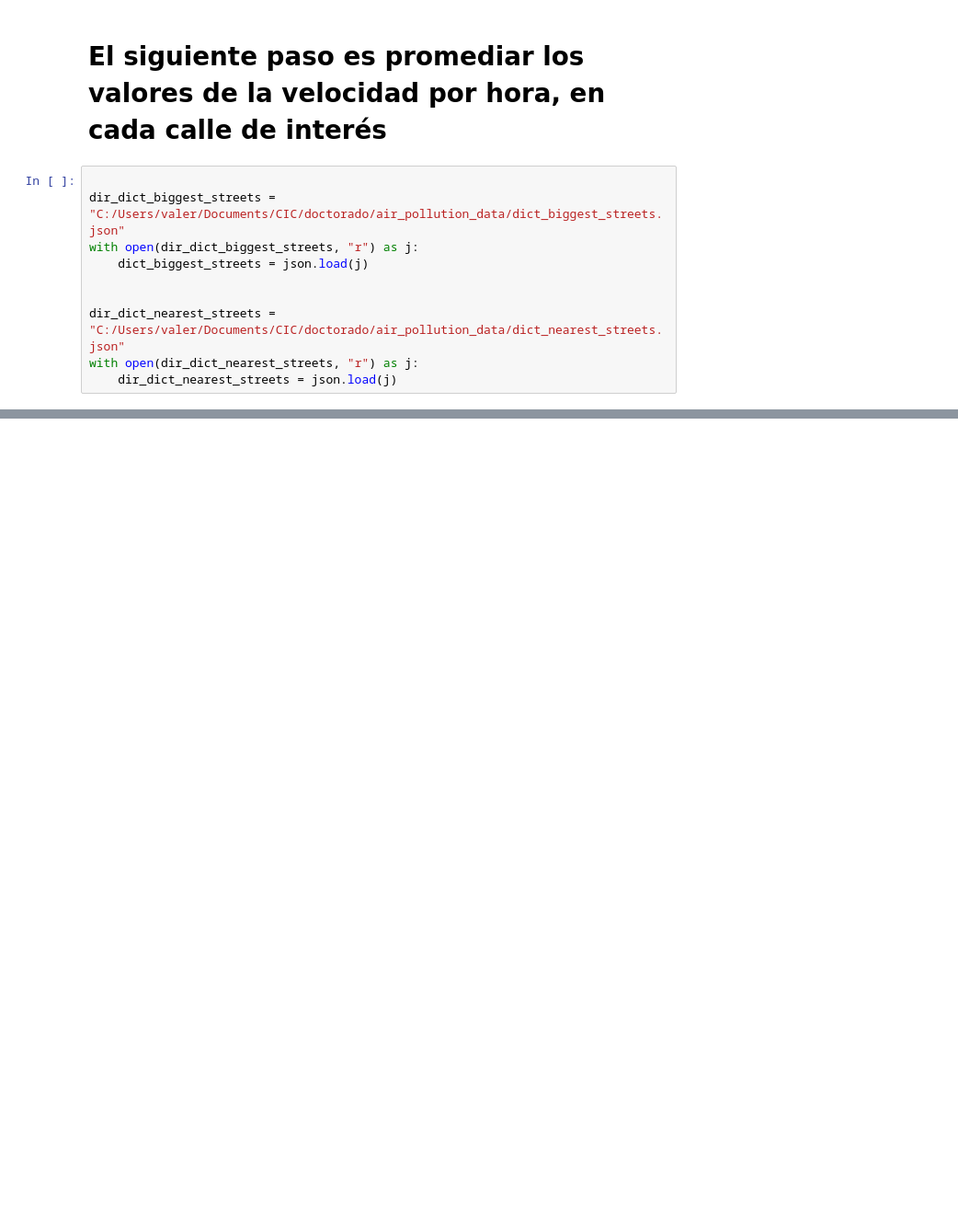
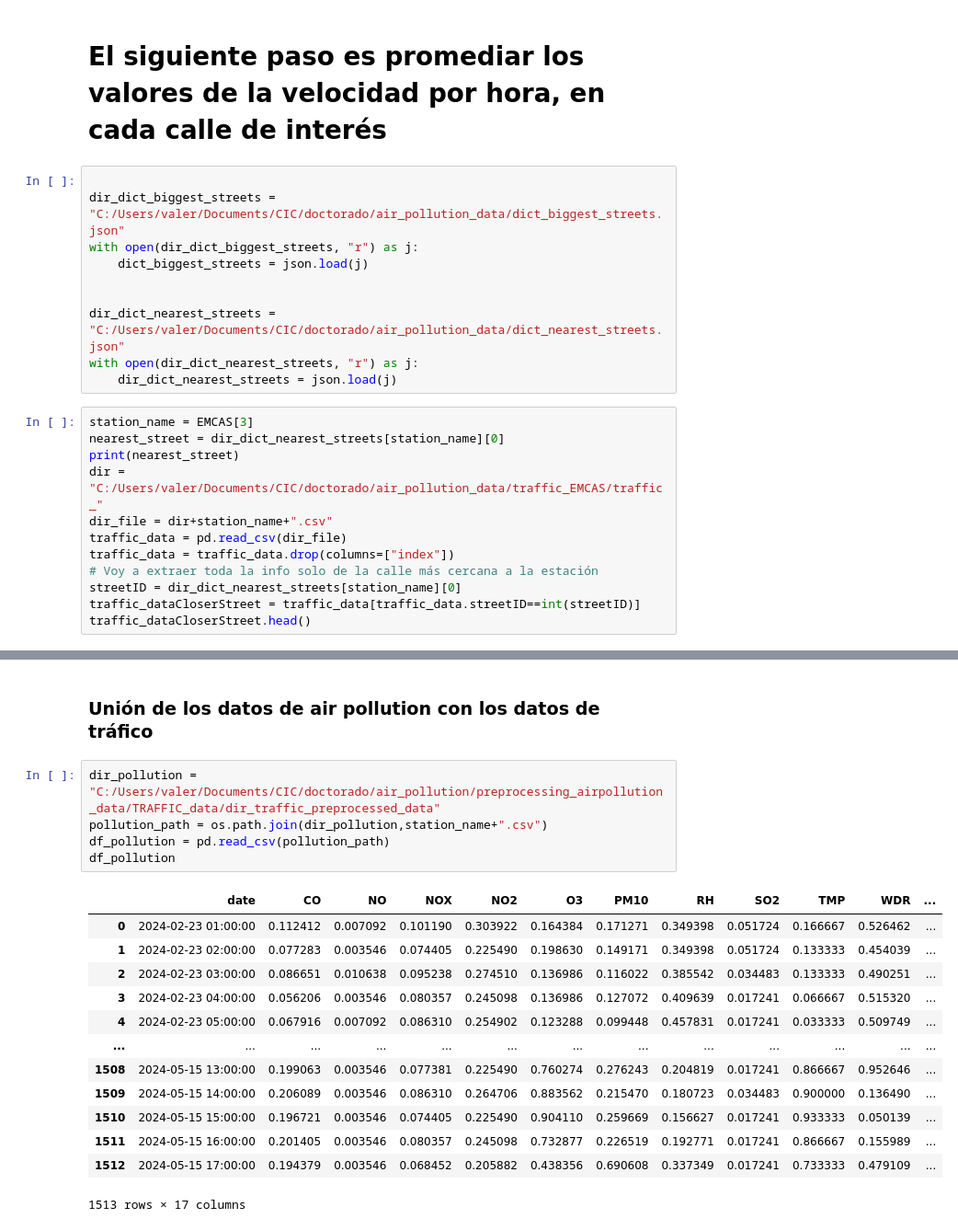
Before and after one commit to vlegaria/air_pollution, a Jupyter notebook: traffic_flow/vector/traffic_flow_processing.ipynb, the cells around one changed output, grey strips where cells are left out. Shown at 92% size. Drawn from its saved outputs; the diff is of its cells as text; blank space fills up the shorter version.

```diff
--- a/traffic_flow/vector/traffic_flow_processing.ipynb
+++ b/traffic_flow/vector/traffic_flow_processing.ipynb
@@ -568,3 +493,15 @@ with open(dir_dict_biggest_streets, "r") as j:
 dir_dict_nearest_streets = "C:/Users/valer/Documents/CIC/doctorado/air_pollution_data/dict_nearest_streets.json"
 with open(dir_dict_nearest_streets, "r") as j:
     dir_dict_nearest_streets = json.load(j)
+# %%
+station_name = EMCAS[3]
+nearest_street = dir_dict_nearest_streets[station_name][0]
+print(nearest_street)
+dir = "C:/Users/valer/Documents/CIC/doctorado/air_pollution_data/traffic_EMCAS/traffic_"
+dir_file = dir+station_name+".csv"
+traffic_data = pd.read_csv(dir_file)
+traffic_data = traffic_data.drop(columns=["index"])
+# Voy a extraer toda la info solo de la calle más cercana a la estación
+streetID = dir_dict_nearest_streets[station_name][0]
+traffic_dataCloserStreet = traffic_data[traffic_data.streetID==int(streetID)]
+traffic_dataCloserStreet.head()
@@ -570,0 +549,21 @@ with open(dir_dict_nearest_streets, "r") as j:
+# %% [markdown]
+### Unión de los datos de air pollution con los datos de tráfico
+# %%
+dir_pollution = "C:/Users/valer/Documents/CIC/doctorado/air_pollution/preprocessing_airpollution_data/TRAFFIC_data/dir_traffic_preprocessed_data"
+pollution_path = os.path.join(dir_pollution,station_name+".csv")
+df_pollution = pd.read_csv(pollution_path)
+df_pollution
+# %% [output]
+|  | date | CO | NO | NOX | NO2 | O3 | PM10 | RH | SO2 | TMP | WDR | ... |
+| 0 | 2024-02-23 01:00:00 | 0.112412 | 0.007092 | 0.101190 | 0.303922 | 0.164384 | 0.171271 | 0.349398 | 0.051724 | 0.166667 | 0.526462 | ... |
+| 1 | 2024-02-23 02:00:00 | 0.077283 | 0.003546 | 0.074405 | 0.225490 | 0.198630 | 0.149171 | 0.349398 | 0.051724 | 0.133333 | 0.454039 | ... |
+| 2 | 2024-02-23 03:00:00 | 0.086651 | 0.010638 | 0.095238 | 0.274510 | 0.136986 | 0.116022 | 0.385542 | 0.034483 | 0.133333 | 0.490251 | ... |
+| 3 | 2024-02-23 04:00:00 | 0.056206 | 0.003546 | 0.080357 | 0.245098 | 0.136986 | 0.127072 | 0.409639 | 0.017241 | 0.066667 | 0.515320 | ... |
+| 4 | 2024-02-23 05:00:00 | 0.067916 | 0.007092 | 0.086310 | 0.254902 | 0.123288 | 0.099448 | 0.457831 | 0.017241 | 0.033333 | 0.509749 | ... |
+| ... | ... | ... | ... | ... | ... | ... | ... | ... | ... | ... | ... | ... |
+| 1508 | 2024-05-15 13:00:00 | 0.199063 | 0.003546 | 0.077381 | 0.225490 | 0.760274 | 0.276243 | 0.204819 | 0.017241 | 0.866667 | 0.952646 | ... |
+| 1509 | 2024-05-15 14:00:00 | 0.206089 | 0.003546 | 0.086310 | 0.264706 | 0.883562 | 0.215470 | 0.180723 | 0.034483 | 0.900000 | 0.136490 | ... |
+| 1510 | 2024-05-15 15:00:00 | 0.196721 | 0.003546 | 0.074405 | 0.225490 | 0.904110 | 0.259669 | 0.156627 | 0.017241 | 0.933333 | 0.050139 | ... |
+| 1511 | 2024-05-15 16:00:00 | 0.201405 | 0.003546 | 0.080357 | 0.245098 | 0.732877 | 0.226519 | 0.192771 | 0.017241 | 0.866667 | 0.155989 | ... |
+| 1512 | 2024-05-15 17:00:00 | 0.194379 | 0.003546 | 0.068452 | 0.205882 | 0.438356 | 0.690608 | 0.337349 | 0.017241 | 0.733333 | 0.479109 | ... |
+1513 rows × 17 columns
```
Also changed, not shown: parts of 24 cells of this notebook, 2 other files.
